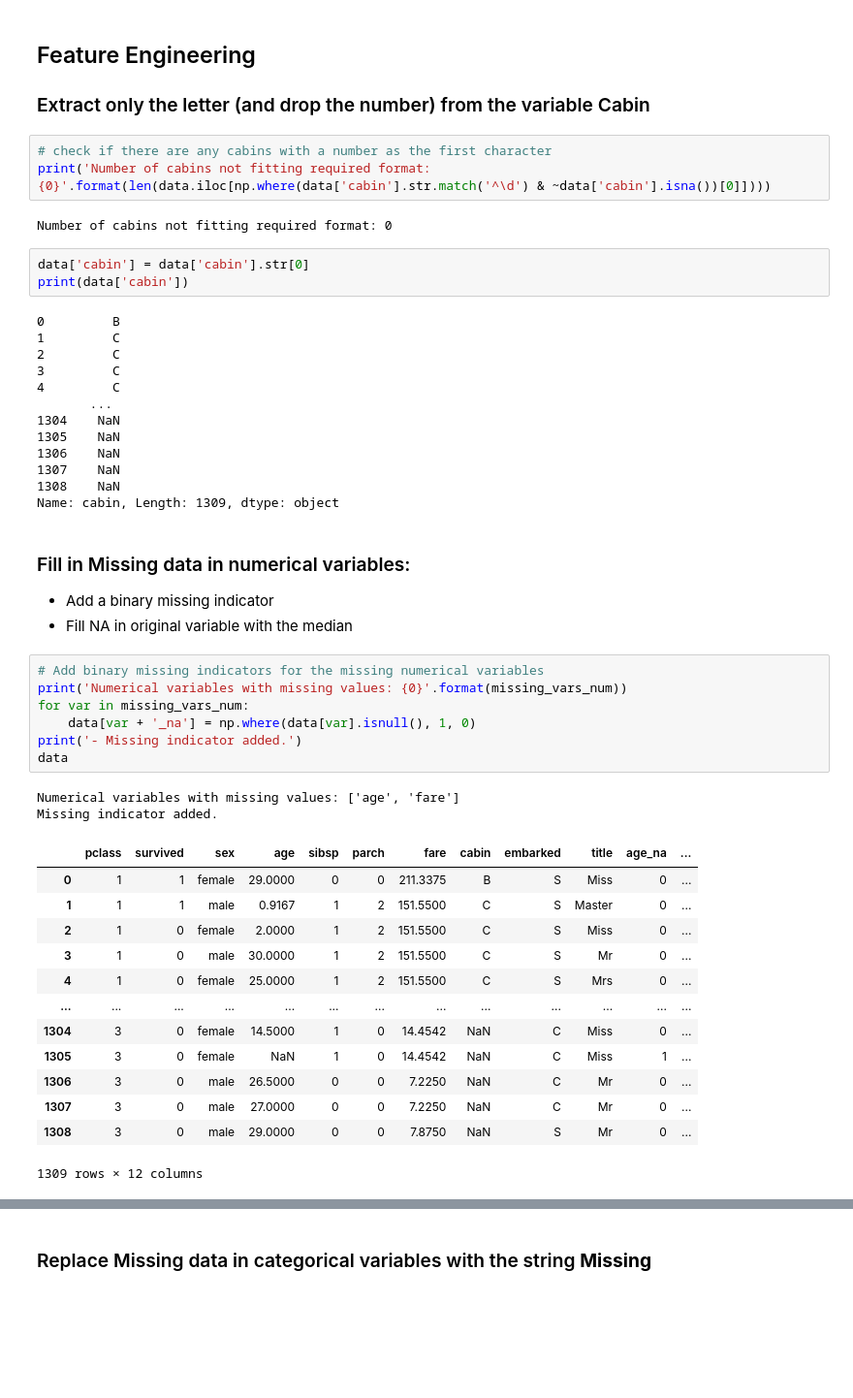
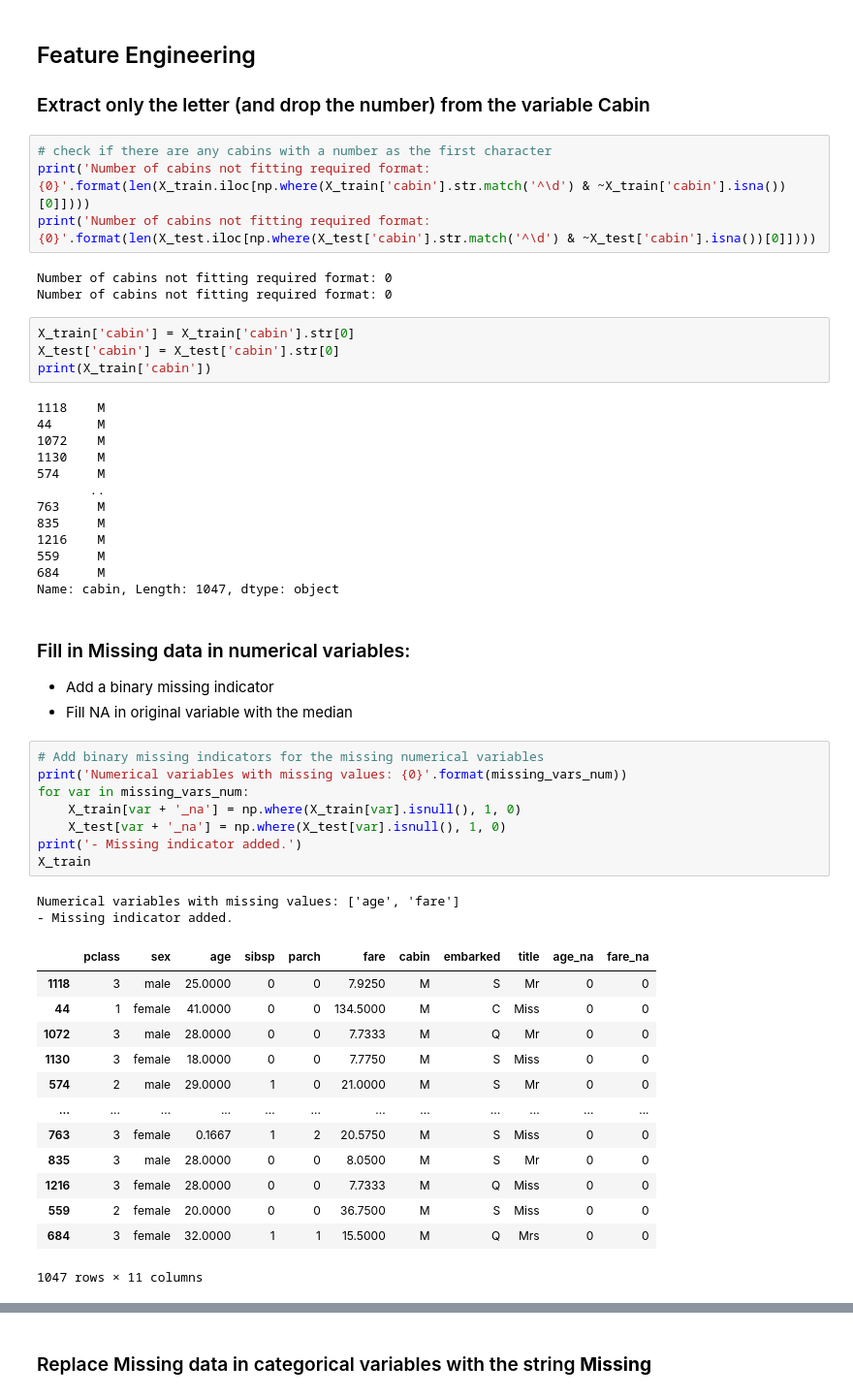
Before and after one commit to JackLeerson/deploying-machine-learning-models, a Jupyter notebook: section-04-research-and-development/titanic-assignment/01-predicting-survival-titanic-assignement.ipynb, the cells around one changed output, grey strips where cells are left out. Shown at 97% size. Saved outputs shown, nothing was run; the diff lists cells and outputs as text; blank space fills up the shorter version.

```diff
--- a/section-04-research-and-development/titanic-assignment/01-predicting-survival-titanic-assignement.ipynb
+++ b/section-04-research-and-development/titanic-assignment/01-predicting-survival-titanic-assignement.ipynb
@@ -213,25 +213,28 @@ X_train.shape, X_test.shape
 ### Extract only the letter (and drop the number) from the variable Cabin
 # %%
 # check if there are any cabins with a number as the first character
-print('Number of cabins not fitting required format: {0}'.format(len(data.iloc[np.where(data['cabin'].str.match('^\d') & ~data['cabin'].isna())[0]])))
+print('Number of cabins not fitting required format: {0}'.format(len(X_train.iloc[np.where(X_train['cabin'].str.match('^\d') & ~X_train['cabin'].isna())[0]])))
+print('Number of cabins not fitting required format: {0}'.format(len(X_test.iloc[np.where(X_test['cabin'].str.match('^\d') & ~X_test['cabin'].isna())[0]])))
 # %% [output]
 Number of cabins not fitting required format: 0
+Number of cabins not fitting required format: 0
 # %%
-data['cabin'] = data['cabin'].str[0]
-print(data['cabin'])
+X_train['cabin'] = X_train['cabin'].str[0]
+X_test['cabin'] = X_test['cabin'].str[0]
+print(X_train['cabin'])
 # %% [output]
-0         B
-1         C
-2         C
-3         C
-4         C
-       ...
-1304    NaN
-1305    NaN
-1306    NaN
-1307    NaN
-1308    NaN
-Name: cabin, Length: 1309, dtype: object
+1118    M
+44      M
+1072    M
+1130    M
+574     M
+       ..
+763     M
+835     M
+1216    M
+559     M
+684     M
+Name: cabin, Length: 1047, dtype: object
 # %% [markdown]
 ### Fill in Missing data in numerical variables:
 
@@ -240,26 +243,27 @@ Name: cabin, Length: 1309, dtype: object
 # %%
 # Add binary missing indicators for the missing numerical variables
 print('Numerical variables with missing values: {0}'.format(missing_vars_num))
 for var in missing_vars_num:
-    data[var + '_na'] = np.where(data[var].isnull(), 1, 0)
+    X_train[var + '_na'] = np.where(X_train[var].isnull(), 1, 0)
+    X_test[var + '_na'] = np.where(X_test[var].isnull(), 1, 0)
 print('- Missing indicator added.')
-data
+X_train
 # %% [output]
 Numerical variables with missing values: ['age', 'fare']
-Missing indicator added.
+- Missing indicator added.
-|  | pclass | survived | sex | age | sibsp | parch | fare | cabin | embarked | title | age_na | ... |
-| 0 | 1 | 1 | female | 29.0000 | 0 | 0 | 211.3375 | B | S | Miss | 0 | ... |
-| 1 | 1 | 1 | male | 0.9167 | 1 | 2 | 151.5500 | C | S | Master | 0 | ... |
-| 2 | 1 | 0 | female | 2.0000 | 1 | 2 | 151.5500 | C | S | Miss | 0 | ... |
-| 3 | 1 | 0 | male | 30.0000 | 1 | 2 | 151.5500 | C | S | Mr | 0 | ... |
-| 4 | 1 | 0 | female | 25.0000 | 1 | 2 | 151.5500 | C | S | Mrs | 0 | ... |
-| ... | ... | ... | ... | ... | ... | ... | ... | ... | ... | ... | ... | ... |
-| 1304 | 3 | 0 | female | 14.5000 | 1 | 0 | 14.4542 | NaN | C | Miss | 0 | ... |
-| 1305 | 3 | 0 | female | NaN | 1 | 0 | 14.4542 | NaN | C | Miss | 1 | ... |
-| 1306 | 3 | 0 | male | 26.5000 | 0 | 0 | 7.2250 | NaN | C | Mr | 0 | ... |
-| 1307 | 3 | 0 | male | 27.0000 | 0 | 0 | 7.2250 | NaN | C | Mr | 0 | ... |
-| 1308 | 3 | 0 | male | 29.0000 | 0 | 0 | 7.8750 | NaN | S | Mr | 0 | ... |
+|  | pclass | sex | age | sibsp | parch | fare | cabin | embarked | title | age_na | fare_na |
+| 1118 | 3 | male | 25.0000 | 0 | 0 | 7.9250 | M | S | Mr | 0 | 0 |
+| 44 | 1 | female | 41.0000 | 0 | 0 | 134.5000 | M | C | Miss | 0 | 0 |
+| 1072 | 3 | male | 28.0000 | 0 | 0 | 7.7333 | M | Q | Mr | 0 | 0 |
+| 1130 | 3 | female | 18.0000 | 0 | 0 | 7.7750 | M | S | Miss | 0 | 0 |
+| 574 | 2 | male | 29.0000 | 1 | 0 | 21.0000 | M | S | Mr | 0 | 0 |
+| ... | ... | ... | ... | ... | ... | ... | ... | ... | ... | ... | ... |
+| 763 | 3 | female | 0.1667 | 1 | 2 | 20.5750 | M | S | Miss | 0 | 0 |
+| 835 | 3 | male | 28.0000 | 0 | 0 | 8.0500 | M | S | Mr | 0 | 0 |
+| 1216 | 3 | female | 28.0000 | 0 | 0 | 7.7333 | M | Q | Miss | 0 | 0 |
+| 559 | 2 | female | 20.0000 | 0 | 0 | 36.7500 | M | S | Miss | 0 | 0 |
+| 684 | 3 | female | 32.0000 | 1 | 1 | 15.5000 | M | Q | Mrs | 0 | 0 |
-1309 rows × 12 columns
+1047 rows × 11 columns
 # %%
 # Impute the missing numerical values with the column's median. Save the imputers for use in the testing.
 for var in missing_vars_num:
```
Also changed, not shown: parts of 8 cells of this notebook, 4 other files.
